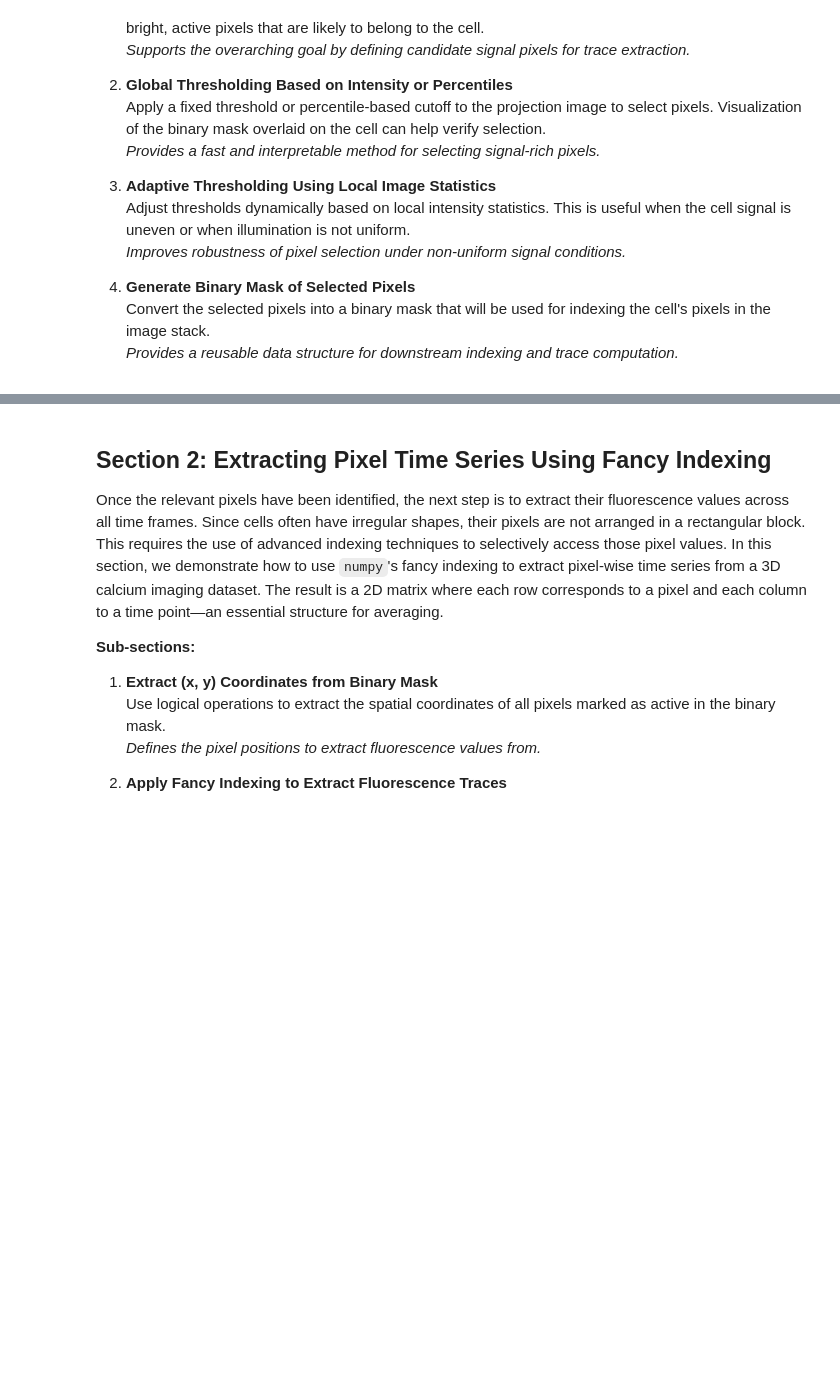
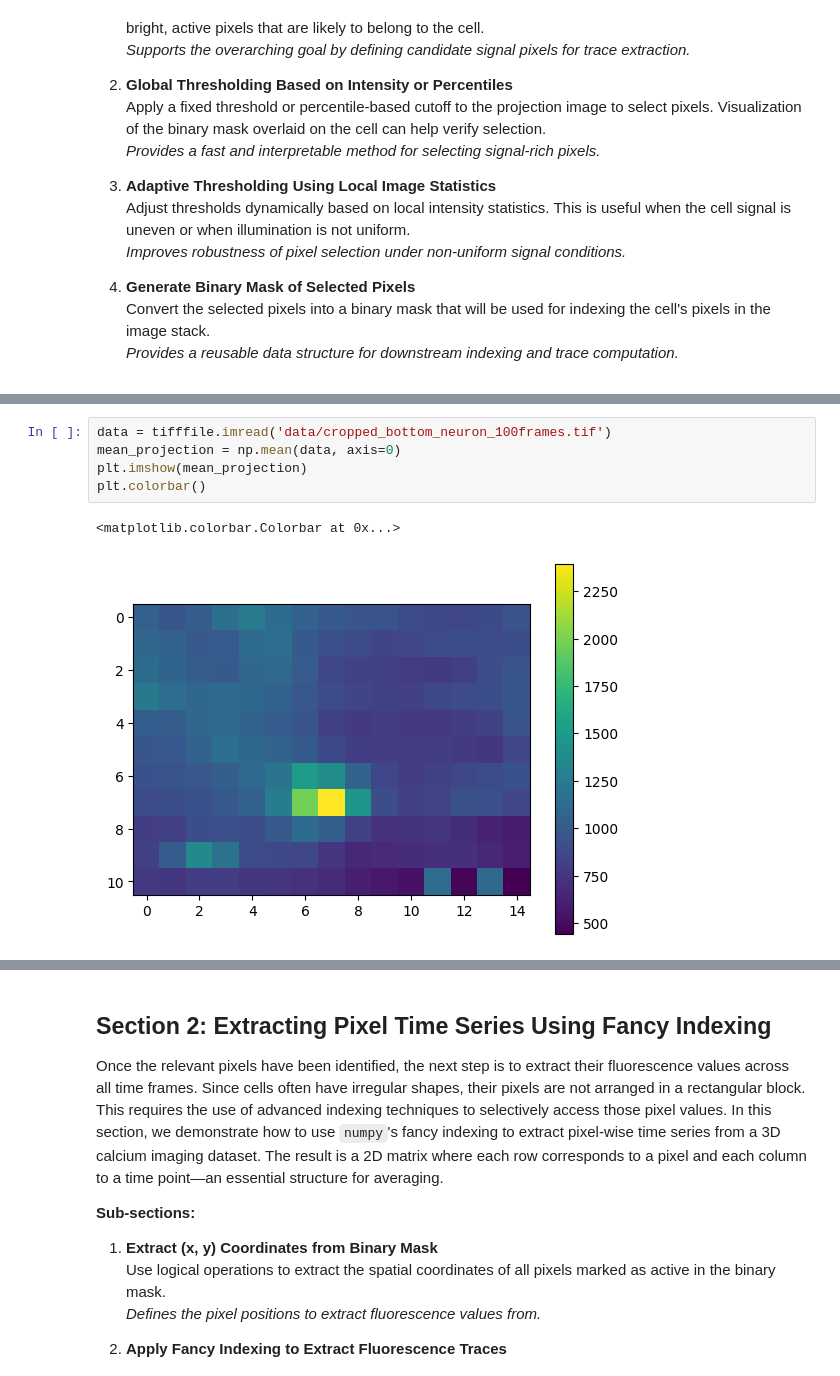
Before and after one commit to sangeethankumar/Courses, a Jupyter notebook: CalciumImaging/Draft1/03. Multi-Pixel Data Extraction to 1D Calcium Trace.ipynb, the cells around one changed output, grey strips where cells are left out. Saved outputs shown, nothing was run; the diff lists cells and outputs as text; blank space fills up the shorter version.

```diff
--- a/CalciumImaging/Draft1/03. Multi-Pixel Data Extraction to 1D Calcium Trace.ipynb
+++ b/CalciumImaging/Draft1/03. Multi-Pixel Data Extraction to 1D Calcium Trace.ipynb
@@ -26,0 +42,8 @@ To generate a meaningful 1D trace from an image, the first step is to determine
+# %%
+data = tifffile.imread('data/cropped_bottom_neuron_100frames.tif')
+mean_projection = np.mean(data, axis=0)
+plt.imshow(mean_projection)
+plt.colorbar()
+# %% [output]
+<matplotlib.colorbar.Colorbar at 0x...>
+[figure, added]
```
Also changed, not shown: parts of 47 cells of this notebook, 1 other file.
